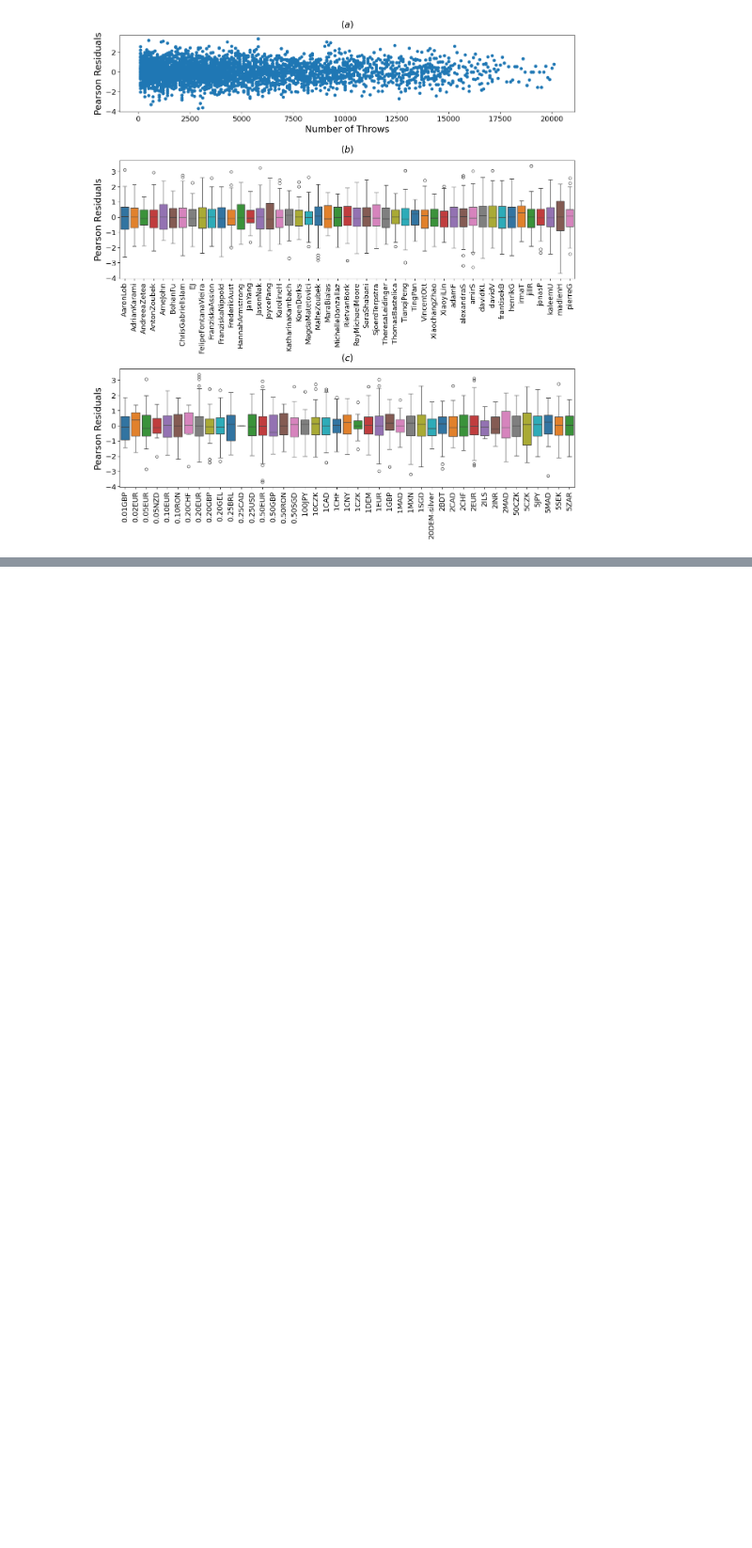
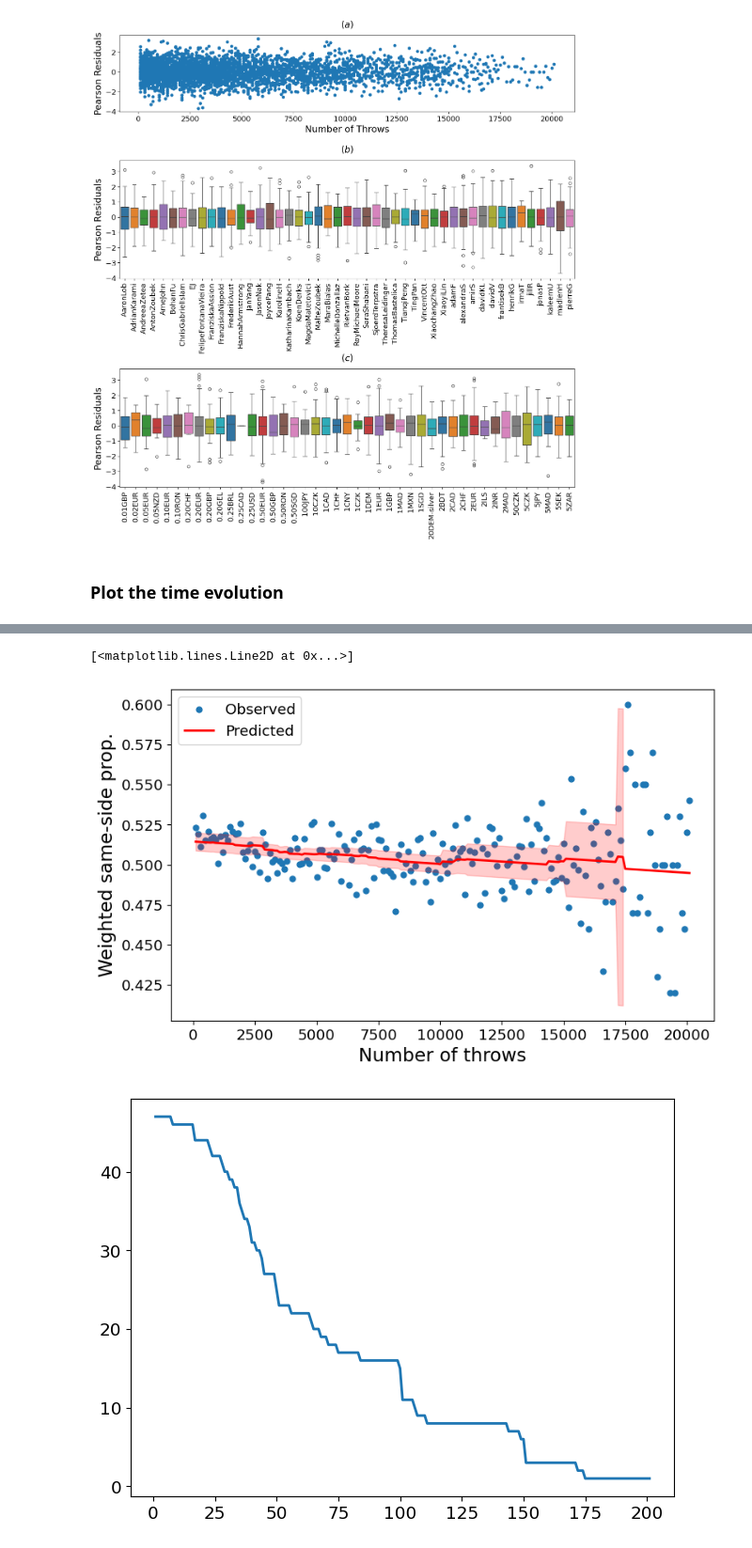
Before and after one commit to Tiddy-Fje/coin-data-regression, a Jupyter notebook: code/WLS_study.ipynb, the cells around one changed output, grey strips where cells are left out. Shown at 94% size. Drawn from its saved outputs; the diff is of its cells as text; code cells hidden in the pictures; blank space fills up the shorter version.

```diff
--- a/code/new_normal_thingy.ipynb
+++ b/code/WLS_study.ipynb
@@ -703,3 +704,52 @@ ax = residual_vs_covariate( result_WLS_4 , data , is_wls=True )
 plt.savefig('../figures/wls_resid_vs_covariates.png', dpi=300)
 # %% [output]
 [figure]
+# %% [markdown]
+### Plot the time evolution
+# %%
+from scipy.stats import t
+
+WLS_model_complete = sm.WLS.from_formula(
+    formula="(rom) ~ 1 + person + agg",
+    weights=data_expanded["weights"]/np.mean(data_expanded["weights"]),
+    data=data_expanded
+)
+
+result_WLS_complete = WLS_model_complete.fit()
+
+# Residuals and Fitted Values
+coefficients = result_WLS_complete.params
+
+
+prediction = result_WLS_complete.predict(data)
+wheighted_prediction = (prediction * data['N_throws']).groupby(data['agg']).sum() / data['N_throws'].groupby(data['agg']).sum()
+pred_se = prediction.groupby(data['agg']).std() / np.sqrt(data['N_throws'].groupby(data['agg']).count())
+
+data['up_ci'] = result_WLS_complete.get_prediction().summary_frame()['mean_ci_upper']
+print(data['up_ci'].head(), data['up_ci'].head(-5))
+same_side = data.groupby('agg').agg({'same_side': 'sum'}).values
+diff_side = data.groupby('agg').agg({'diff_side': 'sum'}).values
+observation = same_side / (same_side + diff_side)
+cum_n_throws = 100*data['agg'].unique()
+
+counts = data['N_throws'].groupby(data['agg']).count()
+ind = np.min(np.where(counts == 1))
+dfs = counts - 1
+alpha = 0.05
+t_factors = t.ppf(1 - alpha / 2, dfs)
+
+fig, ax = plt.subplots(1, 1, figsize=(8, 5))
+plt.scatter(cum_n_throws, observation, label='Observed')
+plt.plot(cum_n_throws, wheighted_prediction, label='Predicted', color='red')
+#plt.fill_between(cum_n_throws, low_ci, up_ci, color='red', alpha=0.2)
+plt.fill_between(cum_n_throws[:ind], wheighted_prediction[:ind] - t_factors[:ind]*pred_se[:ind], \
+                 wheighted_prediction[:ind] + t_factors[:ind]*pred_se[:ind], color='red', alpha=0.2)
+plt.legend()
+plt.xlabel('Number of throws')
+plt.ylabel('Weighted same-side prop.')
+plt.savefig('../figures/glm_learning_effects.png', dpi=300)
+
+
+plt.figure()
+plt.plot(counts)
+# %% [output]
@@ -705,0 +773,3 @@ plt.savefig('../figures/wls_resid_vs_covariates.png', dpi=300)
+[<matplotlib.lines.Line2D at 0x...>]
+[figure, added]
+[figure, added]
```
Also changed, not shown: parts of 5 cells of this notebook, 8 other files.
